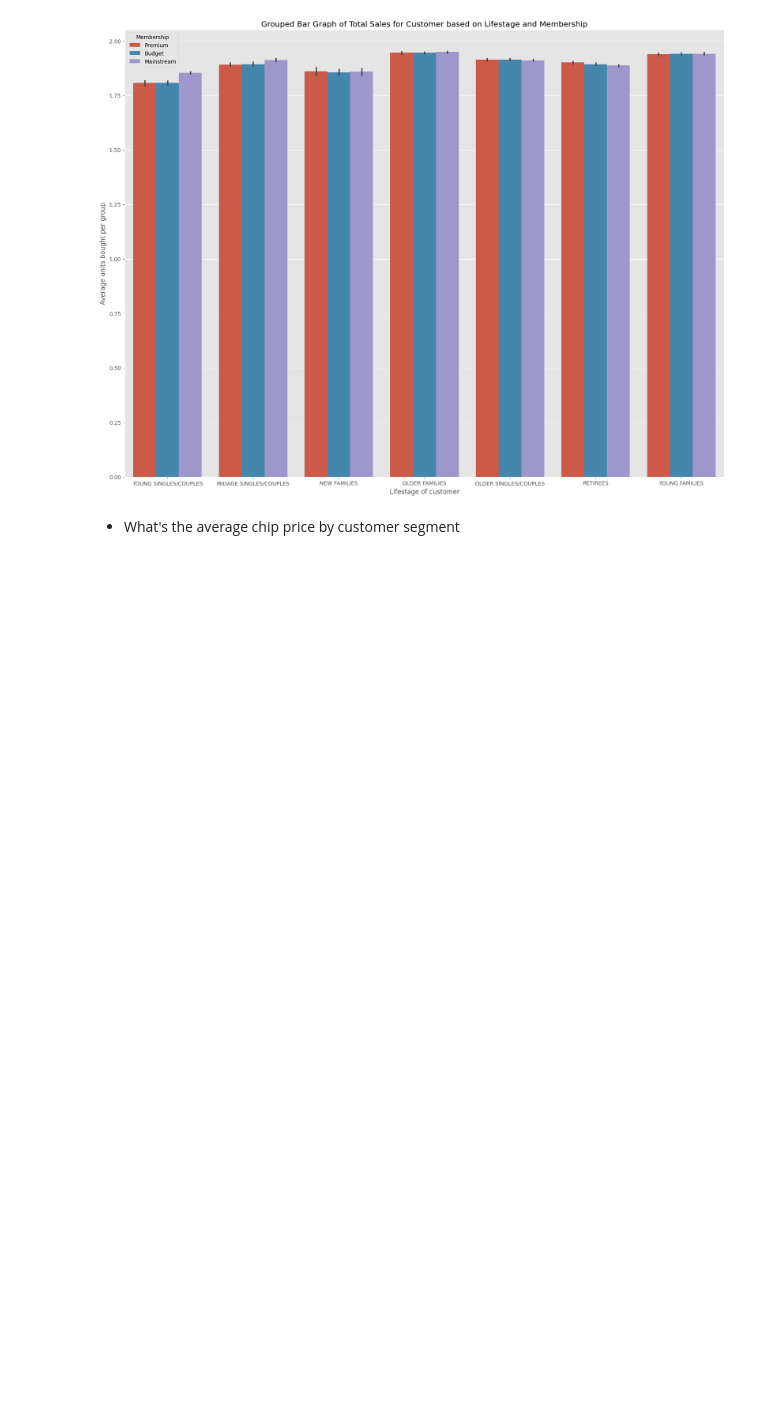
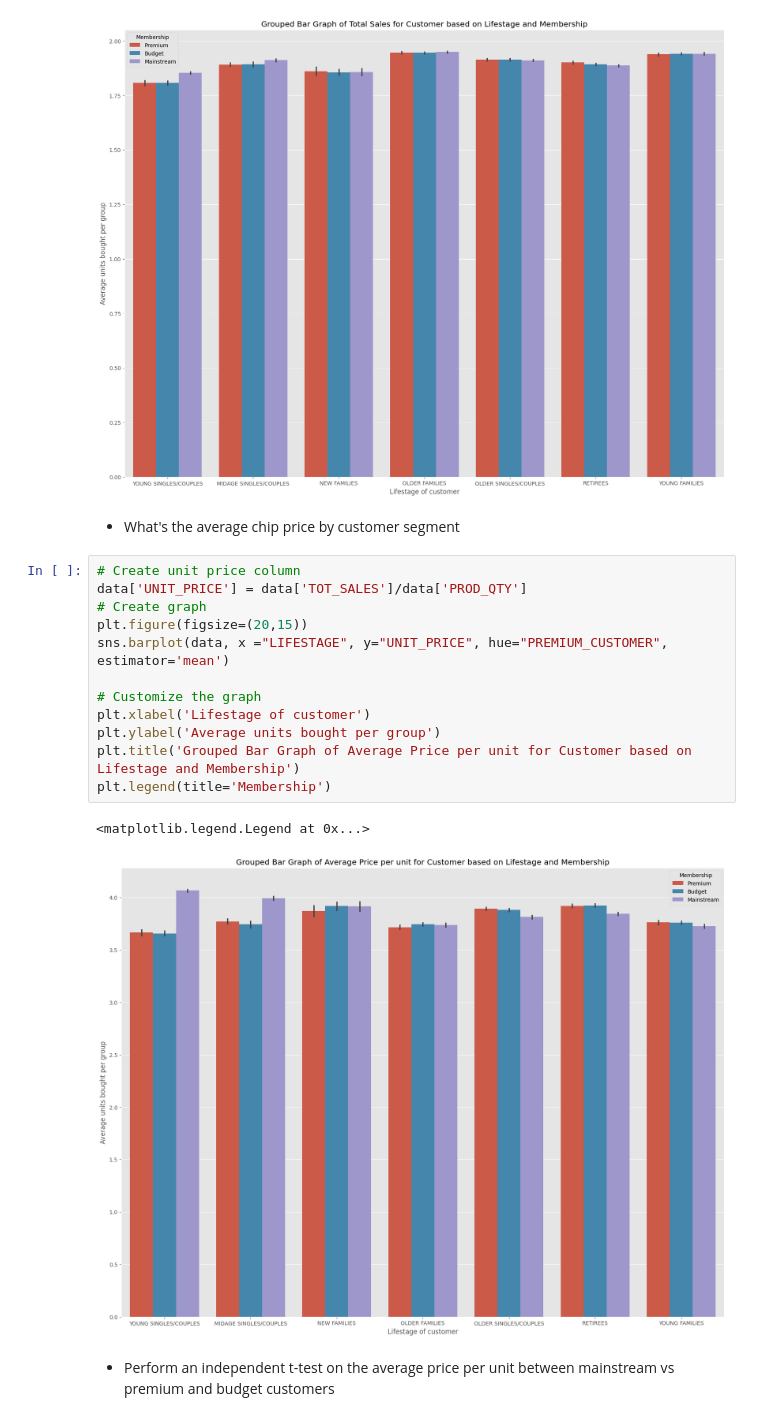
Before and after one commit to jontyj23/Quantium-Virtual-Internship, a Jupyter notebook: quantium.ipynb, the cells around one changed output. Cells and saved outputs as stored; diff of their text form; blank space fills up the shorter version.

```diff
--- a/quantium.ipynb
+++ b/quantium.ipynb
@@ -526,3 +527,20 @@ plt.legend(title='Membership')
 # %% [markdown]
 
 - What's the average chip price by customer segment
+# %%
+# Create unit price column
+data['UNIT_PRICE'] = data['TOT_SALES']/data['PROD_QTY']
+# Create graph
+plt.figure(figsize=(20,15))
+sns.barplot(data, x ="LIFESTAGE", y="UNIT_PRICE", hue="PREMIUM_CUSTOMER", estimator='mean')
+
+# Customize the graph
+plt.xlabel('Lifestage of customer')
+plt.ylabel('Average units bought per group')
+plt.title('Grouped Bar Graph of Average Price per unit for Customer based on Lifestage and Membership')
+plt.legend(title='Membership')
+# %% [output]
+<matplotlib.legend.Legend at 0x...>
+[figure, added]
+# %% [markdown]
+- Perform an independent t-test on the average price per unit between mainstream vs premium and budget customers
```
Also changed, not shown: parts of 4 cells of this notebook.
